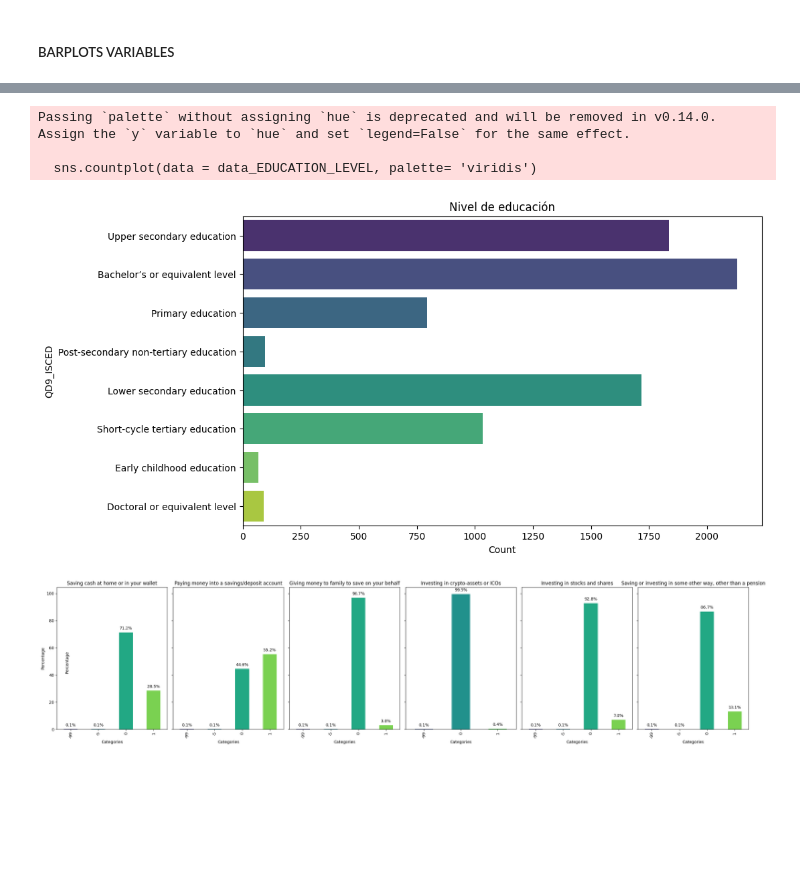
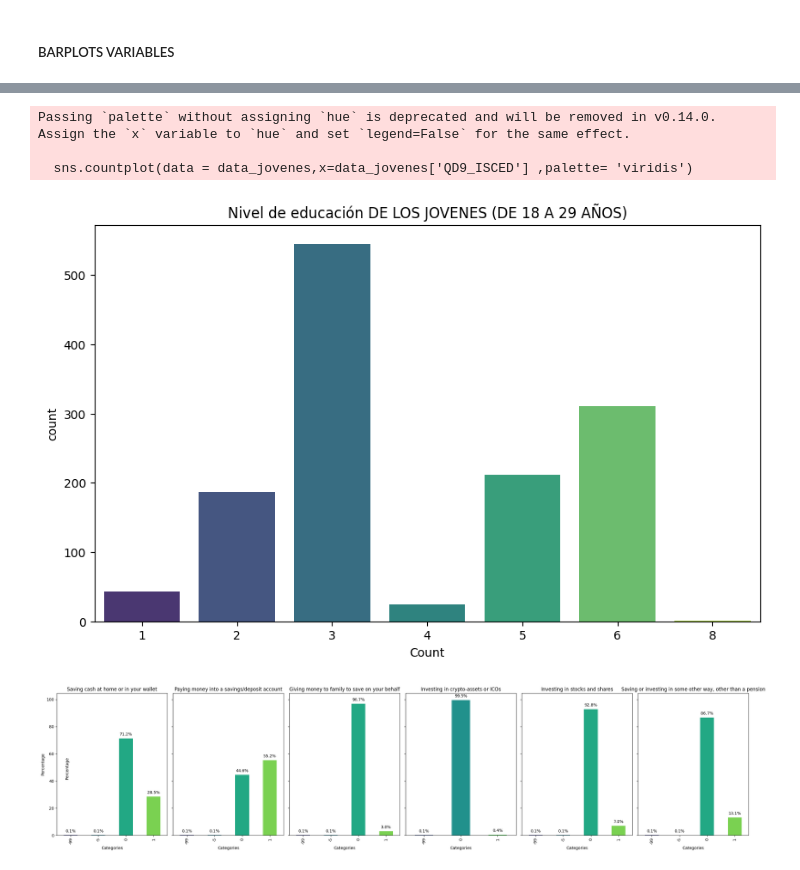
Before and after one commit to blackalle/TFM, a Jupyter notebook: tfm.ipynb, the cells around one changed output, grey strips where cells are left out. Saved outputs shown, nothing was run; the diff lists cells and outputs as text; code cells hidden in the pictures; blank space fills up the shorter version.

```diff
--- a/tfm.ipynb
+++ b/tfm.ipynb
@@ -428,3 +438,7 @@ data_encoded_2021.iloc[:, -20:]
 | 7763 | 0 | 0 | 0 | 0 | ... |
 | 7764 | 0 | 1 | 0 | 0 | ... |
 7764 rows × 20 columns
+# %%
+#data_jovenes con solo datos de jovenes (teenager y 20s)
+data_jovenes = data_encoded_2021[(data_encoded_2021['QD7_a'] == 'teenager') | (data_encoded_2021['QD7_a'] == '20s')]
+data_jovenes['QD7_a'].value_counts()
@@ -511,25 +527,24 @@ La correlación entre QD7 (Edad) y QD9_ISCED (Nivel de Educación ISCED) es: -0.
 # %%
-#BARPLOT QD9_ISCED EN COLORES
-data_EDUCATION_LEVEL = data_encoded_2021['QD9_ISCED'].replace({
+data_EDUCATION_LEVEL = data_jovenes['QD9_ISCED'].replace({
     0: 'Early childhood education',
     1: 'Primary education',
     2: 'Lower secondary education',
     3: 'Upper secondary education',
     4: 'Post-secondary non-tertiary education',
     5: 'Short-cycle tertiary education',
     6: 'Bachelor’s or equivalent level',
     7: 'Master’s or equivalent level',
     8: 'Doctoral or equivalent level'
 })
 #BARPLOT DATA_EDUCATION_LEVEL EN COLORES
 plt.figure(figsize=(10, 6))
-sns.countplot(data = data_EDUCATION_LEVEL, palette= 'viridis')
-plt.title('Nivel de educación')
+sns.countplot(data = data_jovenes,x=data_jovenes['QD9_ISCED'] ,palette= 'viridis')
+plt.title('Nivel de educación DE LOS JOVENES (DE 18 A 29 AÑOS)')
 plt.xlabel('Count')
 plt.show()
 # %% [output]
-Passing `palette` without assigning `hue` is deprecated and will be removed in v0.14.0. Assign the `y` variable to `hue` and set `legend=False` for the same effect.
+Passing `palette` without assigning `hue` is deprecated and will be removed in v0.14.0. Assign the `x` variable to `hue` and set `legend=False` for the same effect.
 
-  sns.countplot(data = data_EDUCATION_LEVEL, palette= 'viridis')
+  sns.countplot(data = data_jovenes,x=data_jovenes['QD9_ISCED'] ,palette= 'viridis')
-[figure, old version]
+[figure, new version]
 # %%
```
Also changed, not shown: parts of 18 cells of this notebook.
